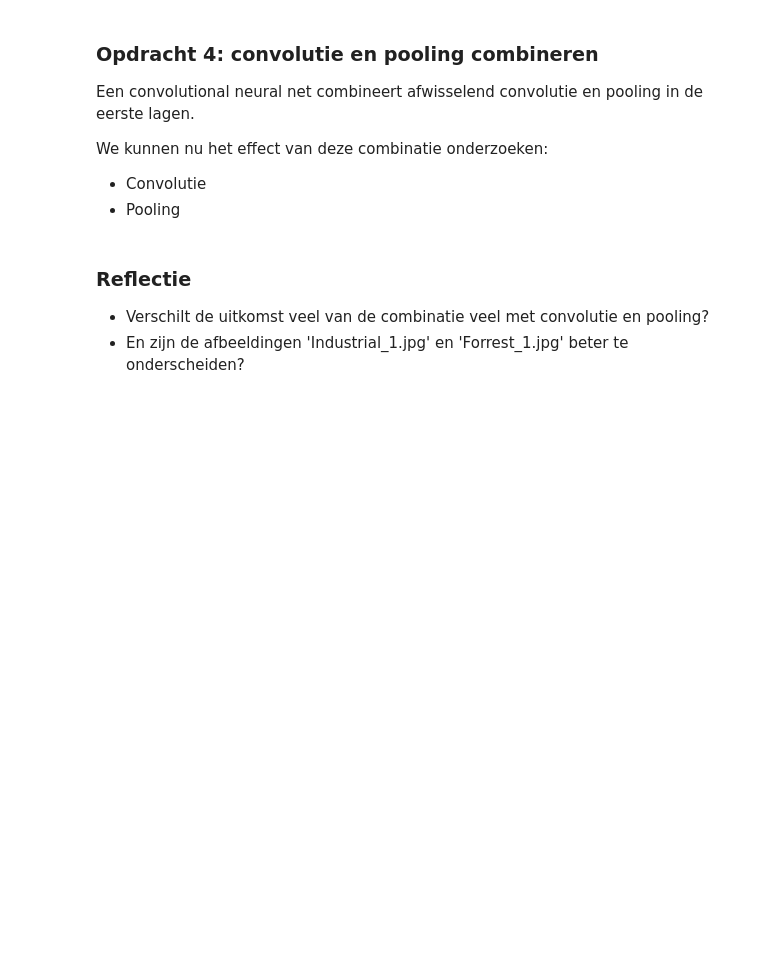
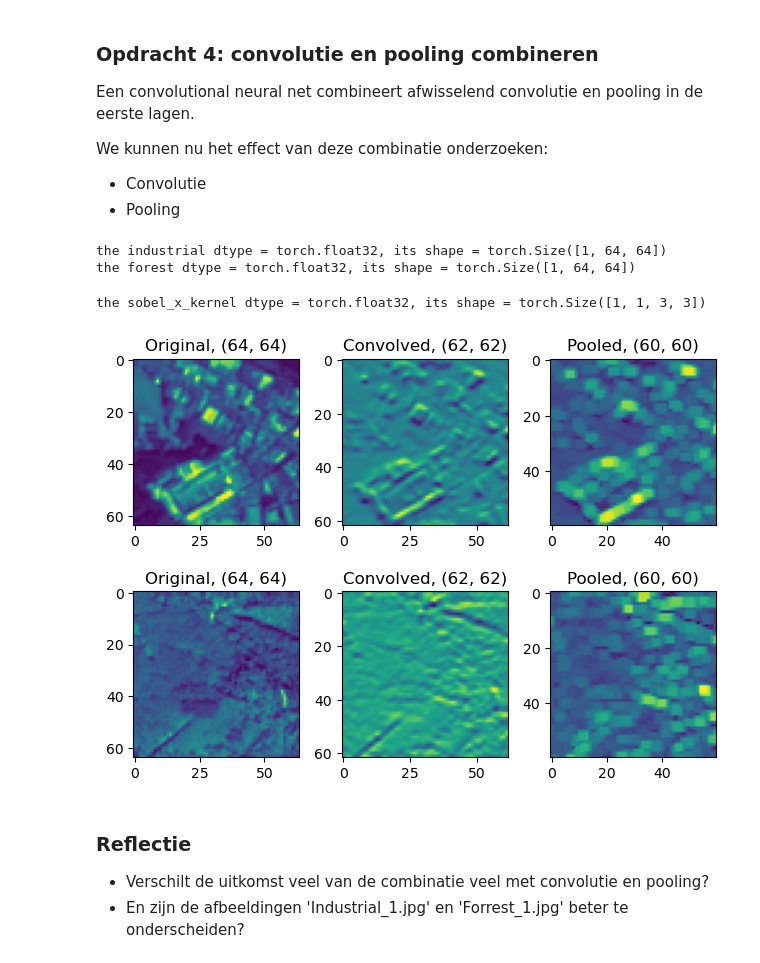
Before and after one commit to ArachDyrr/Make_AI_Work_3, a Jupyter notebook: practica/01. Beeldherkenning/Practicum/image_procssing/pytorch/convolution-neural-net-practicum2.ipynb, the cells around one changed output. Cells and saved outputs as stored; diff of their text form; code cells hidden in the pictures; blank space fills up the shorter version.

```diff
--- a/practica/01. Beeldherkenning/Practicum/image_procssing/pytorch/convolution-neural-net-practicum2.ipynb
+++ b/practica/01. Beeldherkenning/Practicum/image_procssing/pytorch/convolution-neural-net-practicum2.ipynb
@@ -252,0 +395,12 @@ We kunnen nu het effect van deze combinatie onderzoeken:
+# %%
+LOCATION = industrialDirectory
+IMPORTPATH = f'{LOCATION}/Industrial_2.jpg'
+industrial1 = torchvision.io.read_image(IMPORTPATH, mode=ImageReadMode.GRAY).to(torch.float32)
+print(f'the industrial dtype = {industrial.dtype}, its shape = {industrial.shape}')
+
+IMPORTPATH = f'{forestDirectory}/Forest_1.jpg'
+forest1 = torchvision.io.read_image(IMPORTPATH, mode=ImageReadMode.GRAY).to(torch.float32)
+print(f'the forest dtype = {forest1.dtype}, its shape = {forest1.shape}')
+# %% [output]
+the industrial dtype = torch.float32, its shape = torch.Size([1, 64, 64])
+the forest dtype = torch.float32, its shape = torch.Size([1, 64, 64])
@@ -253,3 +455,34 @@ We kunnen nu het effect van deze combinatie onderzoeken:
+# %%
+# Sobel operator For Ix(x,y)
+sobel_x = torch.tensor([[-1,-2,-1],
+                        [0,0,0],
+                        [1,2,1]], dtype=torch.float32)
+
+sobel_x_kernel = sobel_x.unsqueeze(0).unsqueeze(0)
+print(f'the sobel_x_kernel dtype = {sobel_x_kernel.dtype}, its shape = {sobel_x_kernel.shape}')
+
+# a. Bedenk en maak zelf een 2d convolution filter
+convulutionFilter = nn.Conv2d(in_channels=1, out_channels=1, kernel_size=3, stride=1, padding=0, bias=False)
+convulutionFilter.weight.data = sobel_x_kernel
+
+# b. Bedenk en maak zelf een 2d pooling filter
+poolingFilter = nn.MaxPool2d(kernel_size=3, stride=1, padding=0)
+
+# c. Pas nu de convolutie toe op 'Industrial_1.jpg'
+industrial2 = convulutionFilter(industrial1)
+
+# d. Pas vervolgens een pooling toe op de uitkomst van c.
+industrial3 = poolingFilter(industrial2)
+
+# e. Doe hetzelfde voor de afbeelding 'Forrest_1.jpg'
+forest2 = convulutionFilter(forest1)
+forest3 = poolingFilter(forest2)
+
+# plot all images next to each other
+showImages(industrial1,industrial2,industrial3,forest1,forest2,forest3)
+# %% [output]
+the sobel_x_kernel dtype = torch.float32, its shape = torch.Size([1, 1, 3, 3])
+[figure, added]
 # %% [markdown]
 ### Reflectie
 
```
Also changed, not shown: parts of 10 cells of this notebook.
